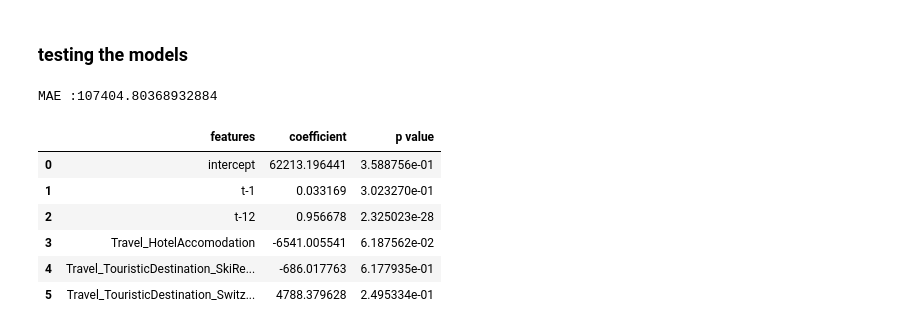
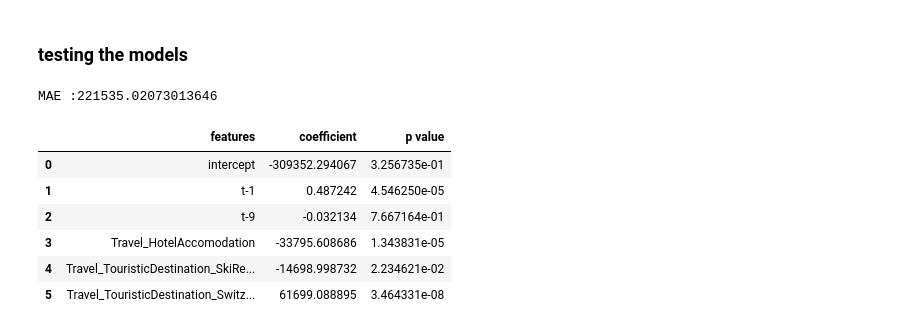
Before and after one commit to naayem/SwissHotelArrivalsPredictor, a Jupyter notebook: Project.ipynb, the cells around one changed output. Drawn from its saved outputs; the diff is of its cells as text; code cells hidden in the pictures.

Commit message:
tourism instead of data

```diff
--- a/Project.ipynb
+++ b/Project.ipynb
@@ -266,14 +262,17 @@ data.index = pd.date_range('2009-01-01', '2020-12-01', freq= 'MS')
-# %%
-#Drop useless columns
-data = data.drop(['Year', 'Month', 'Canton'], axis = 1)
 # %%
+#Reindexing
+tourism.index = pd.date_range('2009-01-01', '2020-12-01', freq= 'MS')
+
+#Drop useless columns
+tourism.drop(['Year', 'Month', 'Canton'], axis = 1, inplace = True)
+
 #Replacing '...' values by 0 and Converting arrival string values into integer values
-for column in data.columns:
-    data[column] = data[column].apply(lambda x : 0 if x == '...' else float(x))
+for column in tourism.columns:
+    tourism[column] = tourism[column].apply(lambda x : 0 if x == '...' else float(x))
+
+#Reformatting column names
+f = lambda x: x[: -(len(x.split()[-1])+1)]
+tourism.columns =  [f(x) for x in tourism.columns]
-# %%
-#Reformatting column names
-f = lambda x: x[: -(len(x.split()[-1])+1)]
-data.columns =  [f(x) for x in data.columns]
 # %%
 # Selecting the corona period of every year
 corona_periods = pd.date_range(f'2009-01-01', periods=5 , freq = 'MS')
@@ -295,7 +294,7 @@ data.head(3)
 3 rows × 78 columns
 # %%
 #Taking the median per year for every country
-total_arrivals_per_country =  data.groupby(data.index.map(lambda x : x.year)).median().T
+total_arrivals_per_country =  tourism.groupby(tourism.index.map(lambda x : x.year)).median().T
 total_arrivals_per_country_during_corona = corona_yearly_periods.groupby(corona_yearly_periods.index.map(lambda x : x.year)).median().T
 # %%
 total_arrivals_per_country.head(3)
@@ -892,22 +889,22 @@ IndentationError: unexpected indent (<ipython-input-442-e5a632908758>, line 4)
 ### testing the models
 # %%
 trends = category_trends
-lags = ['t-1','t-12']
+lags = ['t-1','t-9']
 
 Arrival_prediction_Hotel_test, MAE_Arrival_prediction_Hotel_test, table = Auto_Regressive_Model(True_Arrivals, end_date_testing, Arrivals_lags_features,\
                                                                     lags.copy(),\
                                                                     trends.copy(), with_trends = True)
 
 table
 # %% [output]
-MAE :107404.80368932884
+MAE :221535.02073013646
 |  | features | coefficient | p value |
-| 0 | intercept | 62213.196441 | 3.588756e-01 |
-| 1 | t-1 | 0.033169 | 3.023270e-01 |
-| 2 | t-12 | 0.956678 | 2.325023e-28 |
-| 3 | Travel_HotelAccomodation | -6541.005541 | 6.187562e-02 |
-| 4 | Travel_TouristicDestination_SkiRe... | -686.017763 | 6.177935e-01 |
-| 5 | Travel_TouristicDestination_Switz... | 4788.379628 | 2.495334e-01 |
+| 0 | intercept | -309352.294067 | 3.256735e-01 |
+| 1 | t-1 | 0.487242 | 4.546250e-05 |
+| 2 | t-9 | -0.032134 | 7.667164e-01 |
+| 3 | Travel_HotelAccomodation | -33795.608686 | 1.343831e-05 |
+| 4 | Travel_TouristicDestination_SkiRe... | -14698.998732 | 2.234621e-02 |
+| 5 | Travel_TouristicDestination_Switz... | 61699.088895 | 3.464331e-08 |
 # %%
 def chooses_best_features(sum_up_table, top_how_many, lags):
 
```
Also changed, not shown: parts of 19 cells of this notebook.
